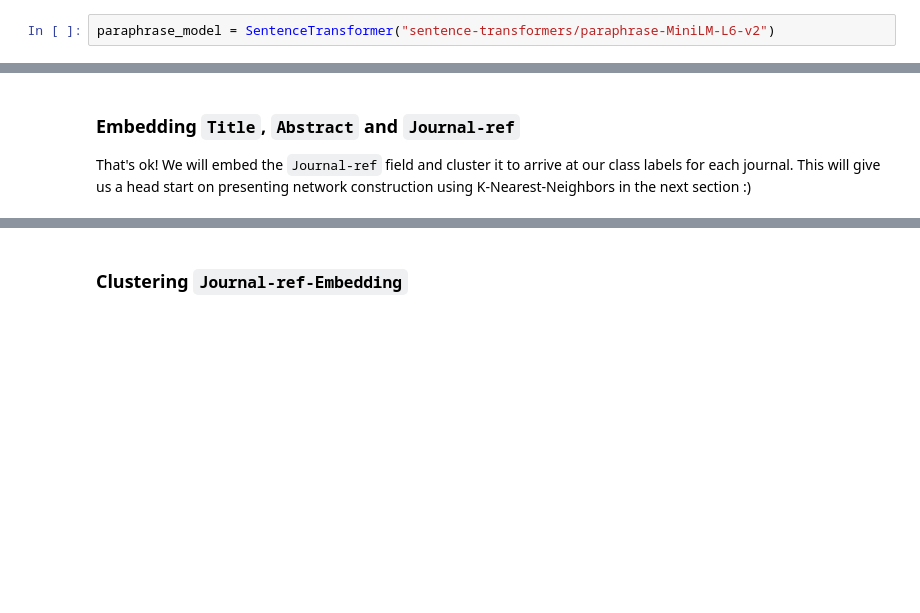
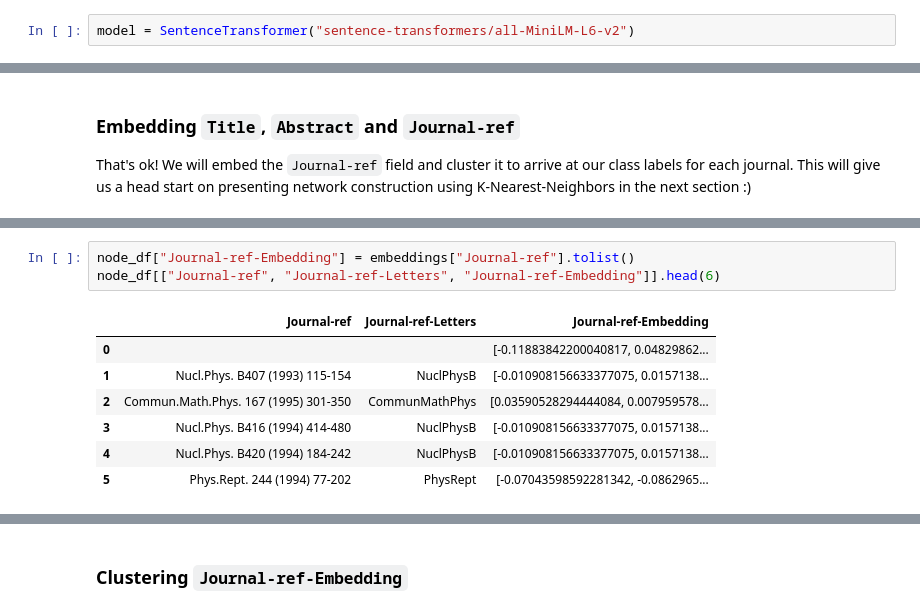
Before and after one commit to Graphlet-AI/graphml-class, a Jupyter notebook: Part 1 - Knowledge Graph Construction.ipynb, the cells around one changed output, grey strips where cells are left out. Cells and saved outputs as stored; diff of their text form; blank space fills up the shorter version.

```diff
--- a/Part 1 - Knowledge Graph Construction.ipynb
+++ b/Part 1 - Knowledge Graph Construction.ipynb
@@ -527,4 +530,4 @@ print(json.dumps(test_node, indent=4))
 
 In addition to parsing the data, we will embed the entire record. First we create a utility to embed string columns:
 # %%
-paraphrase_model = SentenceTransformer("sentence-transformers/paraphrase-MiniLM-L6-v2")
+model = SentenceTransformer("sentence-transformers/all-MiniLM-L6-v2")
@@ -638 +678,12 @@ for column in ["Title", "Abstract", "Journal-ref"]:
+# %%
+node_df["Journal-ref-Embedding"] = embeddings["Journal-ref"].tolist()
+node_df[["Journal-ref", "Journal-ref-Letters", "Journal-ref-Embedding"]].head(6)
+# %% [output]
+|  | Journal-ref | Journal-ref-Letters | Journal-ref-Embedding |
+| 0 |  |  | [-0.11883842200040817, 0.04829862... |
+| 1 | Nucl.Phys. B407 (1993) 115-154 | NuclPhysB | [-0.010908156633377075, 0.0157138... |
+| 2 | Commun.Math.Phys. 167 (1995) 301-350 | CommunMathPhys | [0.03590528294444084, 0.007959578... |
+| 3 | Nucl.Phys. B416 (1994) 414-480 | NuclPhysB | [-0.010908156633377075, 0.0157138... |
+| 4 | Nucl.Phys. B420 (1994) 184-242 | NuclPhysB | [-0.010908156633377075, 0.0157138... |
+| 5 | Phys.Rept. 244 (1994) 77-202 | PhysRept | [-0.07043598592281342, -0.0862965... |
 # %%
```
Also changed, not shown: parts of 13 cells of this notebook, 1 other file.
